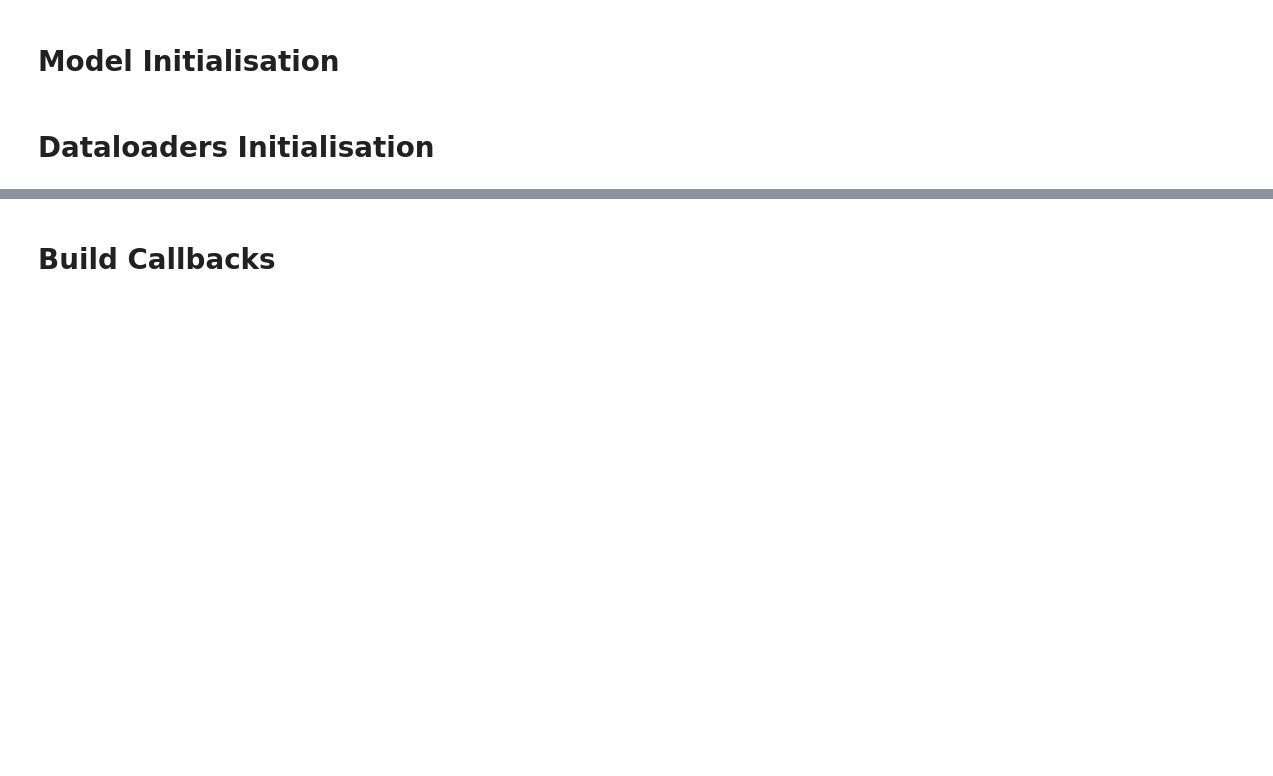
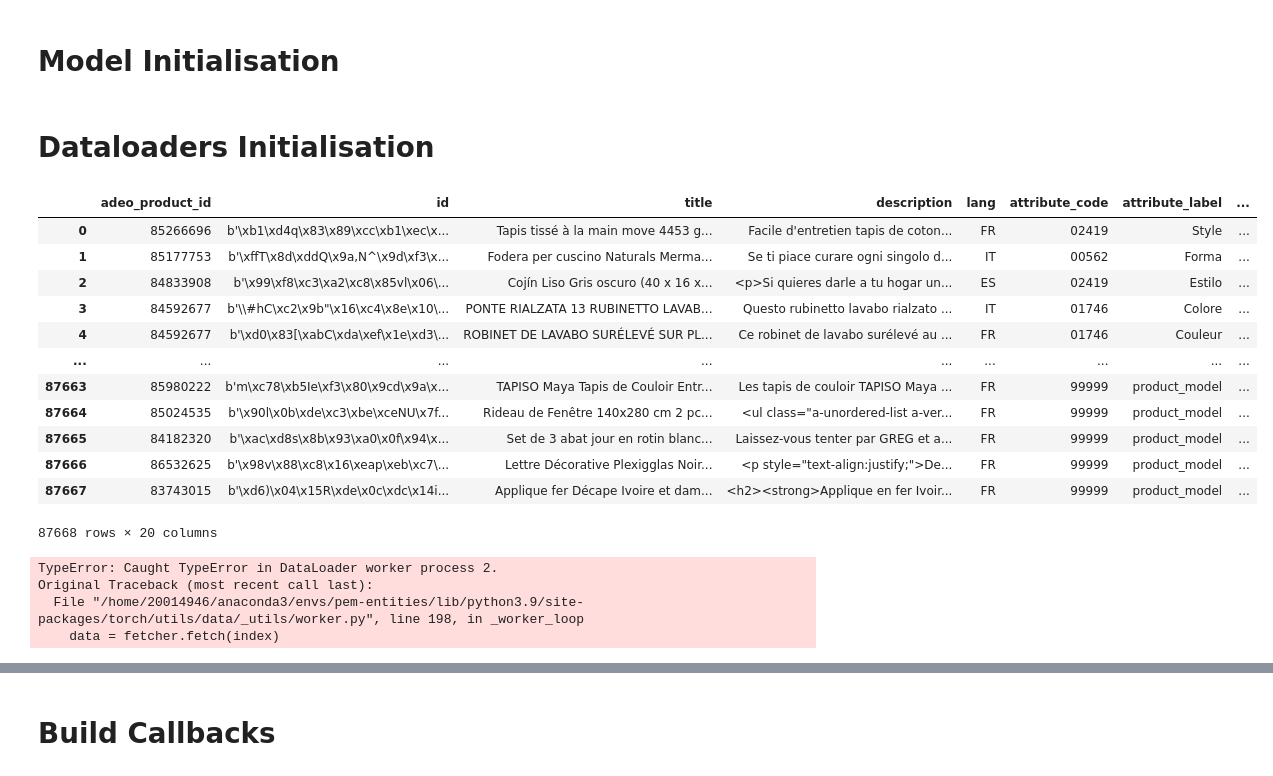
Before and after one commit to MinZhiCHUA/Final_Project_PEM, a Jupyter notebook: notebooks/3_training_classification.ipynb, the cells around one changed output, grey strips where cells are left out. Cells and saved outputs as stored; diff of their text form; code cells hidden in the pictures; blank space fills up the shorter version.

```diff
--- a/notebooks/3_training_classification.ipynb
+++ b/notebooks/3_training_classification.ipynb
@@ -40,13 +43,13 @@ freeze_backbone = True
 learning_rate = 1e-4
 projection_dim = 256
 dropout = 0.2
-data_balance = True
+data_balance = False
 upper_qn = 0.9
 lower_qn = 0.1
 lov_attribute_codes = ["02419", "01746", "00562", "15344", "99999"]
 train_set_uri = "../data/train_formatted.csv"
 val_set_uri = "../data/val_formatted.csv"
-test_set_uri = "../data/train_formatted.csv"
+test_set_uri = "../data/test_formatted.csv"
 
 # Save the hyper_parameters
 hyper_parameters = {
@@ -214,3 +290,27 @@ test_loader = DataLoader(
     ),
     num_workers=4,
 )
+# %%
+train.data
+# %% [output]
+|  | adeo_product_id | id | title | description | lang | attribute_code | attribute_label | ... |
+| 0 | 85266696 | b'\xb1\xd4q\x83\x89\xcc\xb1\xec\x... | Tapis tissé à la main move 4453 g... | Facile d'entretien tapis de coton... | FR | 02419 | Style | ... |
+| 1 | 85177753 | b'\xffT\x8d\xddQ\x9a,N^\x9d\xf3\x... | Fodera per cuscino Naturals Merma... | Se ti piace curare ogni singolo d... | IT | 00562 | Forma | ... |
+| 2 | 84833908 | b'\x99\xf8\xc3\xa2\xc8\x85vl\x06\... | Cojín Liso Gris oscuro (40 x 16 x... | <p>Si quieres darle a tu hogar un... | ES | 02419 | Estilo | ... |
+| 3 | 84592677 | b'\\#hC\xc2\x9b"\x16\xc4\x8e\x10\... | PONTE RIALZATA 13 RUBINETTO LAVAB... | Questo rubinetto lavabo rialzato ... | IT | 01746 | Colore | ... |
+| 4 | 84592677 | b'\xd0\x83[\xabC\xda\xef\x1e\xd3\... | ROBINET DE LAVABO SURÉLEVÉ SUR PL... | Ce robinet de lavabo surélevé au ... | FR | 01746 | Couleur | ... |
+| ... | ... | ... | ... | ... | ... | ... | ... | ... |
+| 87663 | 85980222 | b'm\xc78\xb5Ie\xf3\x80\x9cd\x9a\x... | TAPISO Maya Tapis de Couloir Entr... | Les tapis de couloir TAPISO Maya ... | FR | 99999 | product_model | ... |
+| 87664 | 85024535 | b'\x90l\x0b\xde\xc3\xbe\xceNU\x7f... | Rideau de Fenêtre 140x280 cm 2 pc... | <ul class="a-unordered-list a-ver... | FR | 99999 | product_model | ... |
+| 87665 | 84182320 | b'\xac\xd8s\x8b\x93\xa0\x0f\x94\x... | Set de 3 abat jour en rotin blanc... | Laissez-vous tenter par GREG et a... | FR | 99999 | product_model | ... |
+| 87666 | 86532625 | b'\x98v\x88\xc8\x16\xeap\xeb\xc7\... | Lettre Décorative Plexigglas Noir... | <p style="text-align:justify;">De... | FR | 99999 | product_model | ... |
+| 87667 | 83743015 | b'\xd6)\x04\x15R\xde\x0c\xdc\x14i... | Applique fer Décape Ivoire et dam... | <h2><strong>Applique en fer Ivoir... | FR | 99999 | product_model | ... |
+87668 rows × 20 columns
+# %%
+for x in train_loader:
+    x
+# %% [output]
+TypeError: Caught TypeError in DataLoader worker process 2.
+Original Traceback (most recent call last):
+  File "/home/20014946/anaconda3/envs/pem-entities/lib/python3.9/site-packages/torch/utils/data/_utils/worker.py", line 198, in _worker_loop
+    data = fetcher.fetch(index)
```
Also changed, not shown: parts of 12 cells of this notebook, 9 other files.
